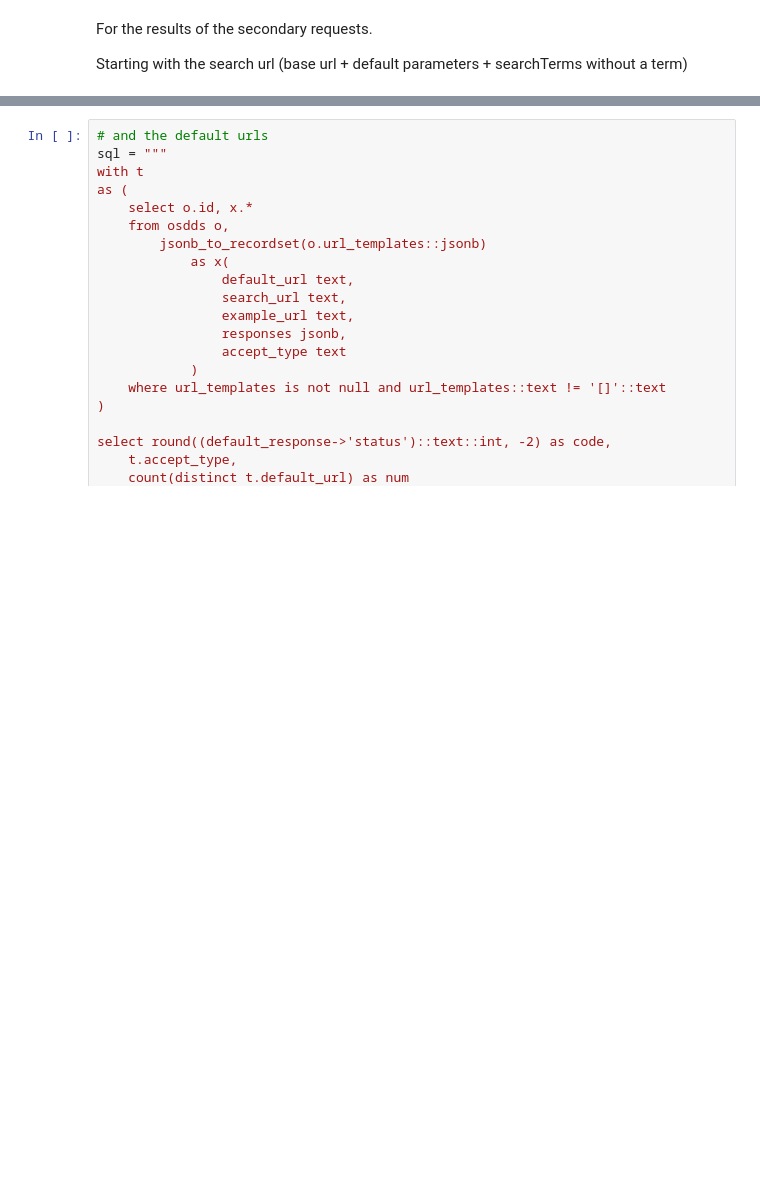
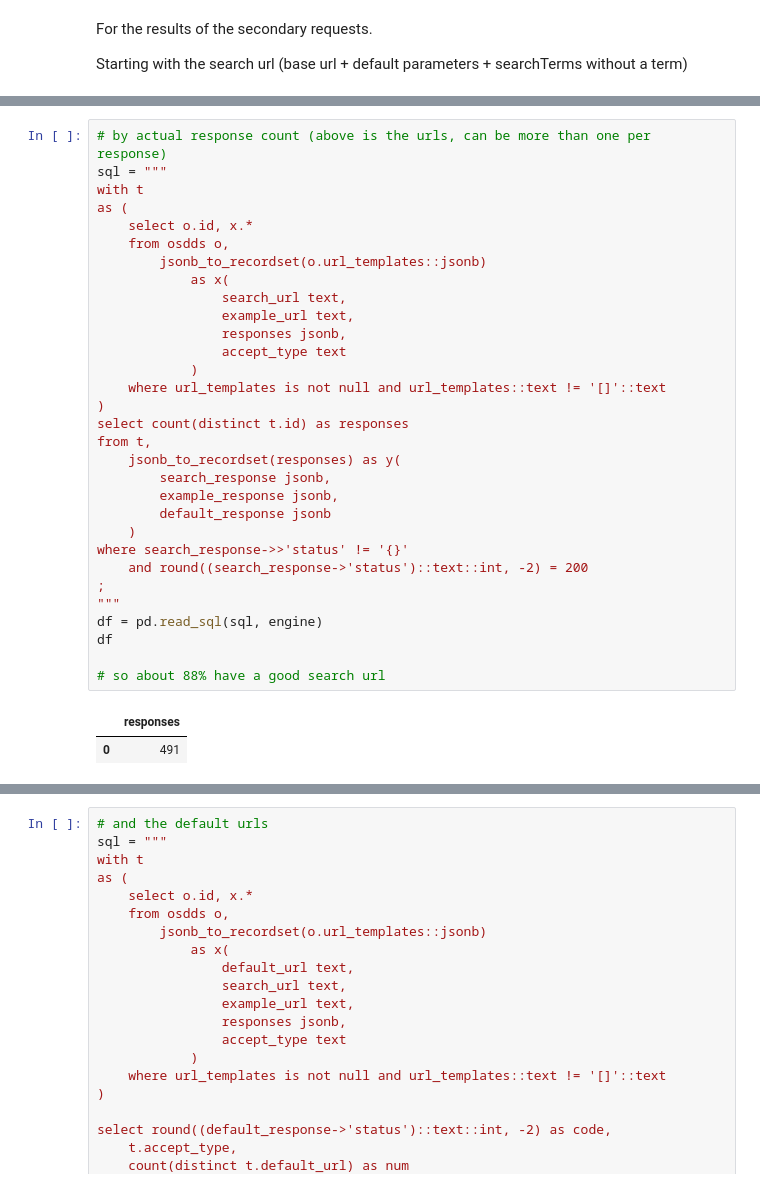
Before and after one commit to b-cube/Response-Identification-Info, a Jupyter notebook: notebooks/Analysis - OpenSearch.ipynb, the cells around one changed output, grey strips where cells are left out. Drawn from its saved outputs; the diff is of its cells as text; blank space fills up the shorter version.

Commit message:
sql for agu, last question for osdds

```diff
--- a/notebooks/Analysis - OpenSearch.ipynb
+++ b/notebooks/Analysis - OpenSearch.ipynb
@@ -655,6 +660,40 @@ df
 | 4 | 400 | text/atom+xml | 1 |
 | 5 | 500 | application/atom+xml | 5 |
 | 6 | 500 | application/rss+xml | 15 |
+# %%
+# by actual response count (above is the urls, can be more than one per response)
+sql = """
+with t
+as (
+	select o.id, x.*
+	from osdds o,
+		jsonb_to_recordset(o.url_templates::jsonb)
+			as x(
+				search_url text,
+				example_url text,
+				responses jsonb,
+				accept_type text
+			)
+	where url_templates is not null and url_templates::text != '[]'::text
+)
+select count(distinct t.id) as responses
+from t,
+	jsonb_to_recordset(responses) as y(
+		search_response jsonb,
+		example_response jsonb,
+		default_response jsonb
+	)
+where search_response->>'status' != '{}'
+	and round((search_response->'status')::text::int, -2) = 200
+;
+"""
+df = pd.read_sql(sql, engine)
+df
+
+# so about 88% have a good search url
+# %% [output]
+|  | responses |
+| 0 | 491 |
 # %%
 # for the example urls
 
```
Also changed, not shown: parts of 5 cells of this notebook, 6 other files.
